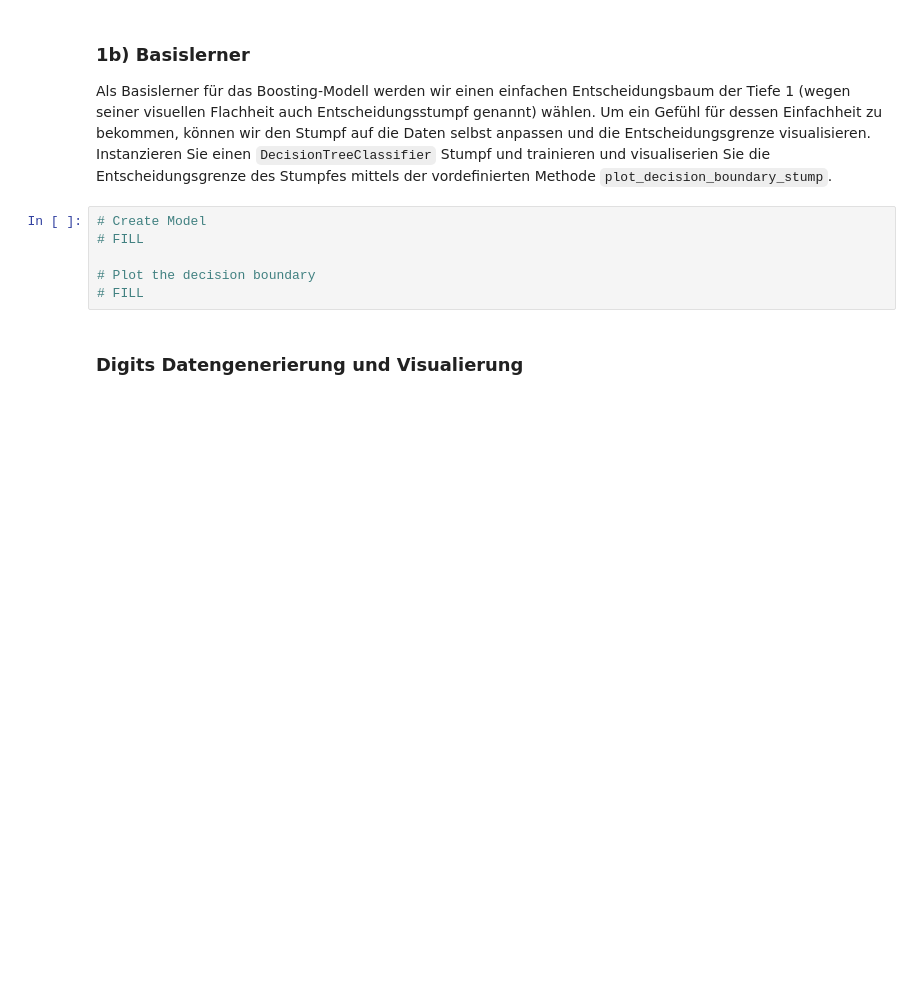
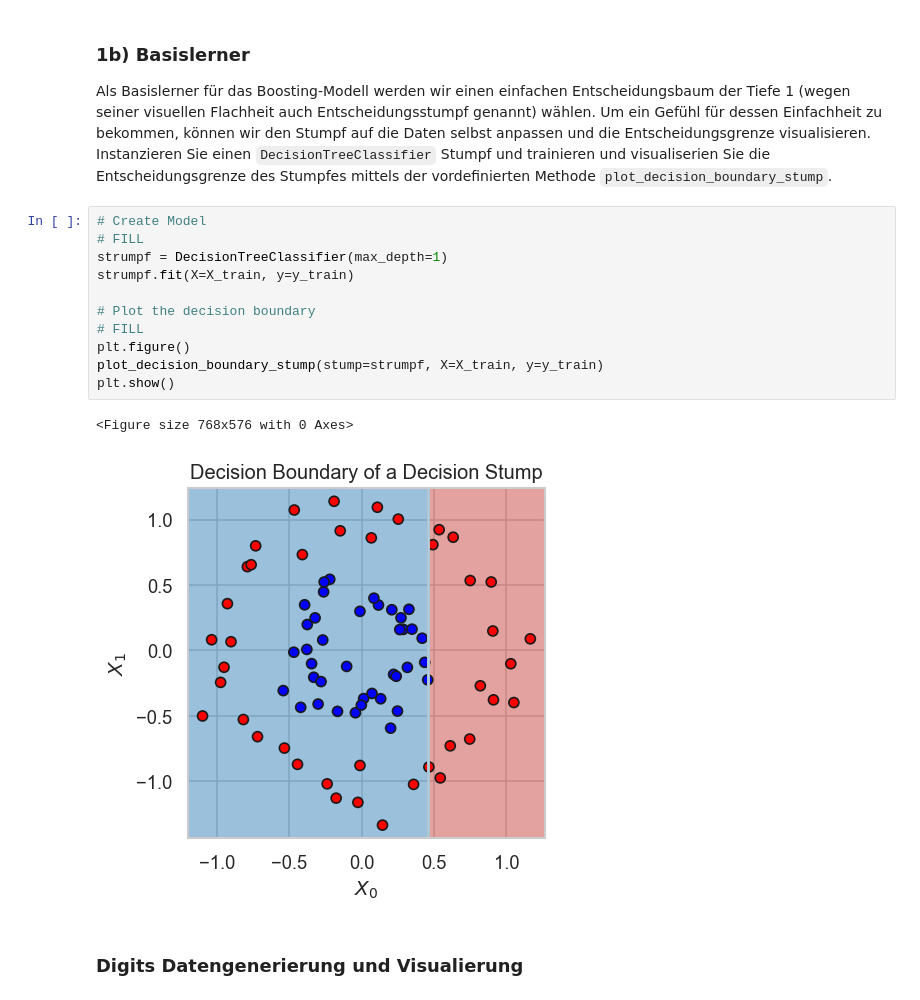
Before and after one commit to dissgod99/Data-Mining-and-Machine-Learning-SS23, a Jupyter notebook: H6_AdaBoost/06_Vorlage.ipynb, the cells around one changed output. Drawn from its saved outputs; the diff is of its cells as text; blank space fills up the shorter version.

```diff
--- a/H6_AdaBoost/06_Vorlage.ipynb
+++ b/H6_AdaBoost/06_Vorlage.ipynb
@@ -275,9 +275,17 @@ mittels der vordefinierten Methode `plot_decision_boundary_stump`.
 # %%
 # Create Model
 # FILL
+strumpf = DecisionTreeClassifier(max_depth=1)
+strumpf.fit(X=X_train, y=y_train)
 
 # Plot the decision boundary
 # FILL
+plt.figure()
+plot_decision_boundary_stump(stump=strumpf, X=X_train, y=y_train)
+plt.show()
+# %% [output]
+<Figure size 768x576 with 0 Axes>
+[figure, added]
 # %% [markdown]
 ### Digits Datengenerierung und Visualierung
 # %%
```
Also changed, not shown: parts of 2 cells of this notebook.
